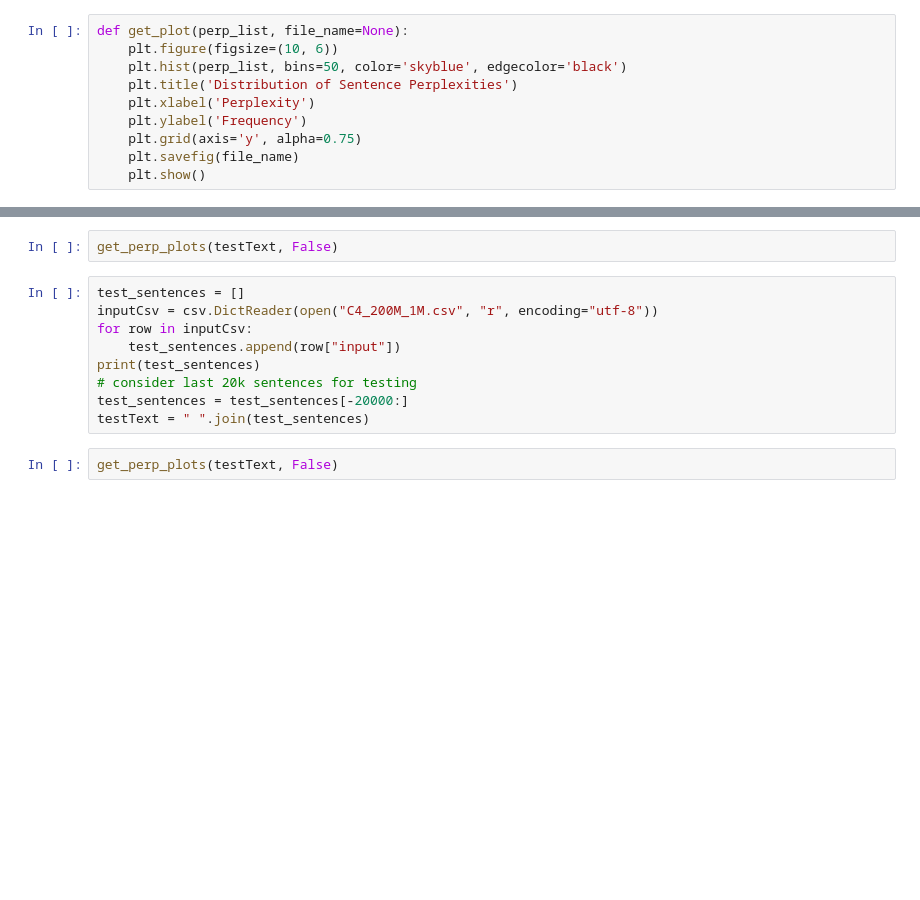
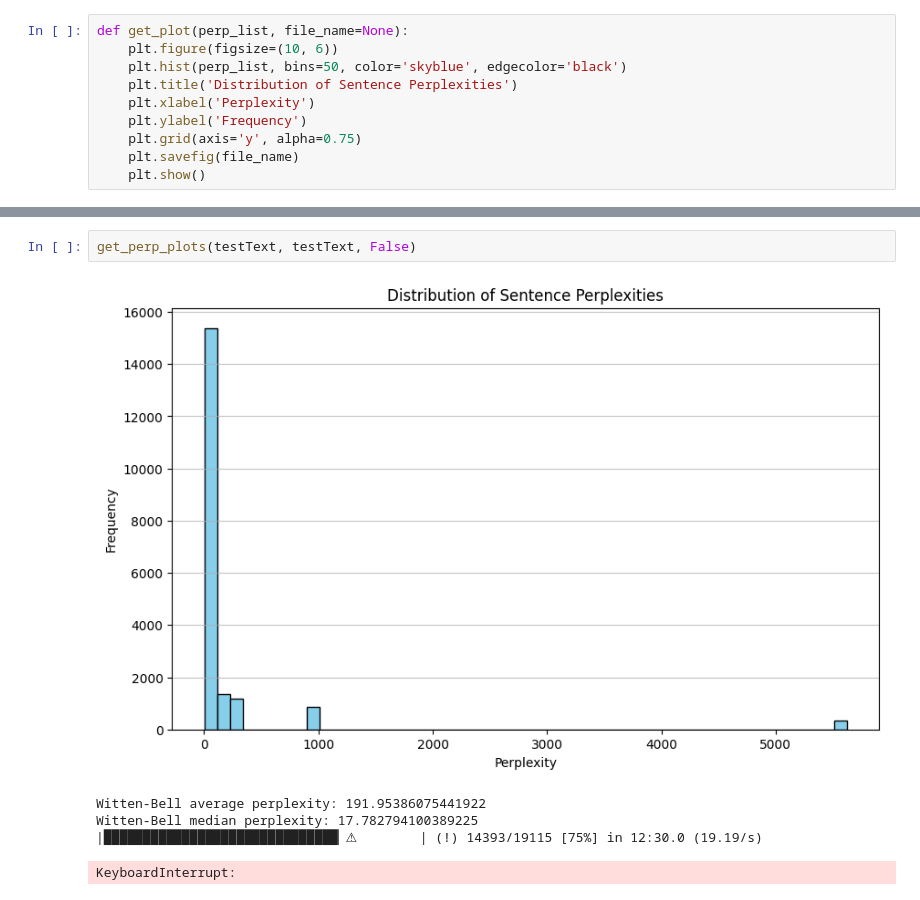
Before and after one commit to Vithesh-Reddy/Measuring-Text-Fluency, a Jupyter notebook: Ngram.ipynb, the cells around one changed output, grey strips where cells are left out. Saved outputs shown, nothing was run; the diff lists cells and outputs as text; blank space fills up the shorter version.

```diff
--- a/Ngram.ipynb
+++ b/Ngram.ipynb
@@ -324,13 +377,8 @@ get_perp_plots(fullText, True)
 # %%
-get_perp_plots(testText, False)
+get_perp_plots(testText, testText, False)
+# %% [output]
+[figure, added]
+Witten-Bell average perplexity: 191.95386075441922
+Witten-Bell median perplexity: 17.782794100389225
+|██████████████████████████████▏⚠︎        | (!) 14393/19115 [75%] in 12:30.0 (19.19/s)
+KeyboardInterrupt:
-# %%
-test_sentences = []
-inputCsv = csv.DictReader(open("C4_200M_1M.csv", "r", encoding="utf-8"))
-for row in inputCsv:
-    test_sentences.append(row["input"])
-print(test_sentences)
-# consider last 20k sentences for testing
-test_sentences = test_sentences[-20000:]
-testText = " ".join(test_sentences)
-# %%
-get_perp_plots(testText, False)
```
Also changed, not shown: parts of 9 cells of this notebook, 2 other files.
